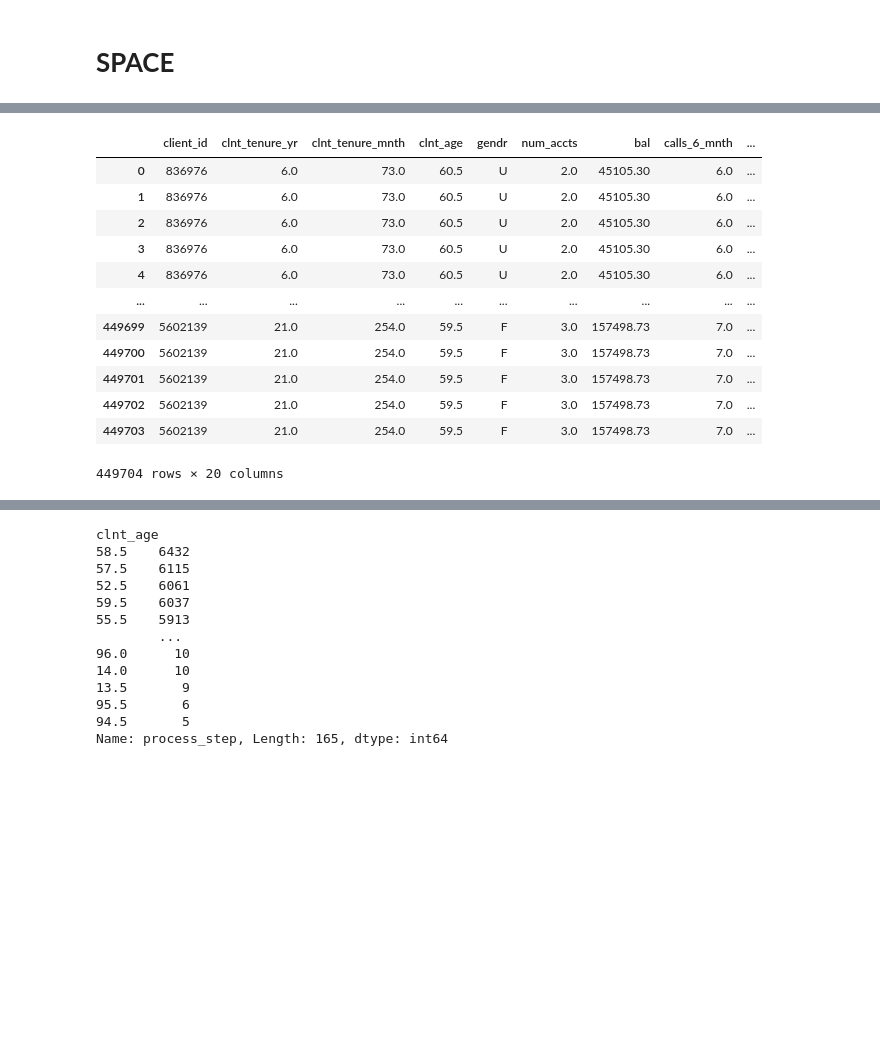
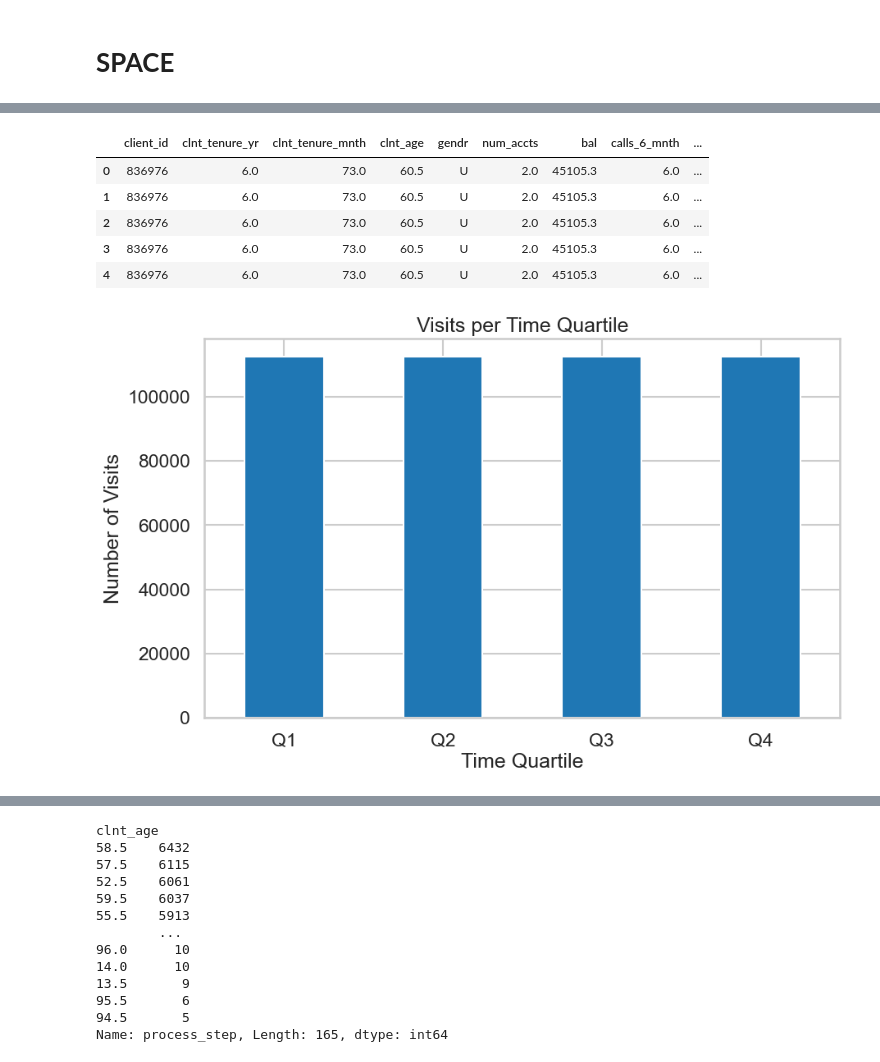
Before and after one commit to Josepdmo/PROJECT2, a Jupyter notebook: EXPLORATORY.ipynb, the cells around one changed output, grey strips where cells are left out. Cells and saved outputs as stored; diff of their text form; code cells hidden in the pictures; blank space fills up the shorter version.

```diff
--- a/EXPLORATORY.ipynb
+++ b/EXPLORATORY.ipynb
@@ -472,42 +501,41 @@ new_df
 # %%
-#Extract hours, minutes, and seconds:
-new_df['hours'] = new_df['date_time'].dt.hour
-new_df['minutes'] = new_df['date_time'].dt.minute
-new_df['seconds'] = new_df['date_time'].dt.second
-
-#Convert time to seconds since midnight:
-new_df['time_in_seconds'] = new_df['hours'] * 3600 + new_df['minutes'] * 60 + new_df['seconds']
-
 #Calculate quartiles:
 quartiles = new_df['time_in_seconds'].quantile([0.25, 0.5, 0.75])
 
 #Define a function to categorize times based on quartiles:
 def categorize_time(seconds, q1, q2, q3):
     if seconds <= q1:
         return 'Q1'
     elif seconds <= q2:
         return 'Q2'
     elif seconds <= q3:
         return 'Q3'
     else:
         return 'Q4'
 
 #Apply the categorization function:
 new_df['time_quartile'] = new_df['time_in_seconds'].apply(categorize_time, args=(quartiles[0.25], quartiles[0.5], quartiles[0.75]))
 
 # Display the resulting DataFrame
-display(new_df)
+display(new_df.head(5))
 # %% [output]
 |  | client_id | clnt_tenure_yr | clnt_tenure_mnth | clnt_age | gendr | num_accts | bal | calls_6_mnth | ... |
-| 0 | 836976 | 6.0 | 73.0 | 60.5 | U | 2.0 | 45105.30 | 6.0 | ... |
-| 1 | 836976 | 6.0 | 73.0 | 60.5 | U | 2.0 | 45105.30 | 6.0 | ... |
-| 2 | 836976 | 6.0 | 73.0 | 60.5 | U | 2.0 | 45105.30 | 6.0 | ... |
-| 3 | 836976 | 6.0 | 73.0 | 60.5 | U | 2.0 | 45105.30 | 6.0 | ... |
-| 4 | 836976 | 6.0 | 73.0 | 60.5 | U | 2.0 | 45105.30 | 6.0 | ... |
-| ... | ... | ... | ... | ... | ... | ... | ... | ... | ... |
-| 449699 | 5602139 | 21.0 | 254.0 | 59.5 | F | 3.0 | 157498.73 | 7.0 | ... |
-| 449700 | 5602139 | 21.0 | 254.0 | 59.5 | F | 3.0 | 157498.73 | 7.0 | ... |
-| 449701 | 5602139 | 21.0 | 254.0 | 59.5 | F | 3.0 | 157498.73 | 7.0 | ... |
-| 449702 | 5602139 | 21.0 | 254.0 | 59.5 | F | 3.0 | 157498.73 | 7.0 | ... |
-| 449703 | 5602139 | 21.0 | 254.0 | 59.5 | F | 3.0 | 157498.73 | 7.0 | ... |
+| 0 | 836976 | 6.0 | 73.0 | 60.5 | U | 2.0 | 45105.3 | 6.0 | ... |
+| 1 | 836976 | 6.0 | 73.0 | 60.5 | U | 2.0 | 45105.3 | 6.0 | ... |
+| 2 | 836976 | 6.0 | 73.0 | 60.5 | U | 2.0 | 45105.3 | 6.0 | ... |
+| 3 | 836976 | 6.0 | 73.0 | 60.5 | U | 2.0 | 45105.3 | 6.0 | ... |
+| 4 | 836976 | 6.0 | 73.0 | 60.5 | U | 2.0 | 45105.3 | 6.0 | ... |
-449704 rows × 20 columns
+# %%
+# Count visits per quartile
+quartile_counts = new_df['time_quartile'].value_counts().sort_index()
+
+# Plot the results
+plt.figure(figsize=(10, 6))
+quartile_counts.plot(kind='bar')
+plt.title('Visits per Time Quartile')
+plt.xlabel('Time Quartile')
+plt.ylabel('Number of Visits')
+plt.xticks(rotation=0)
+plt.show()
+# %% [output]
+[figure, added]
```
Also changed, not shown: parts of 40 cells of this notebook.
